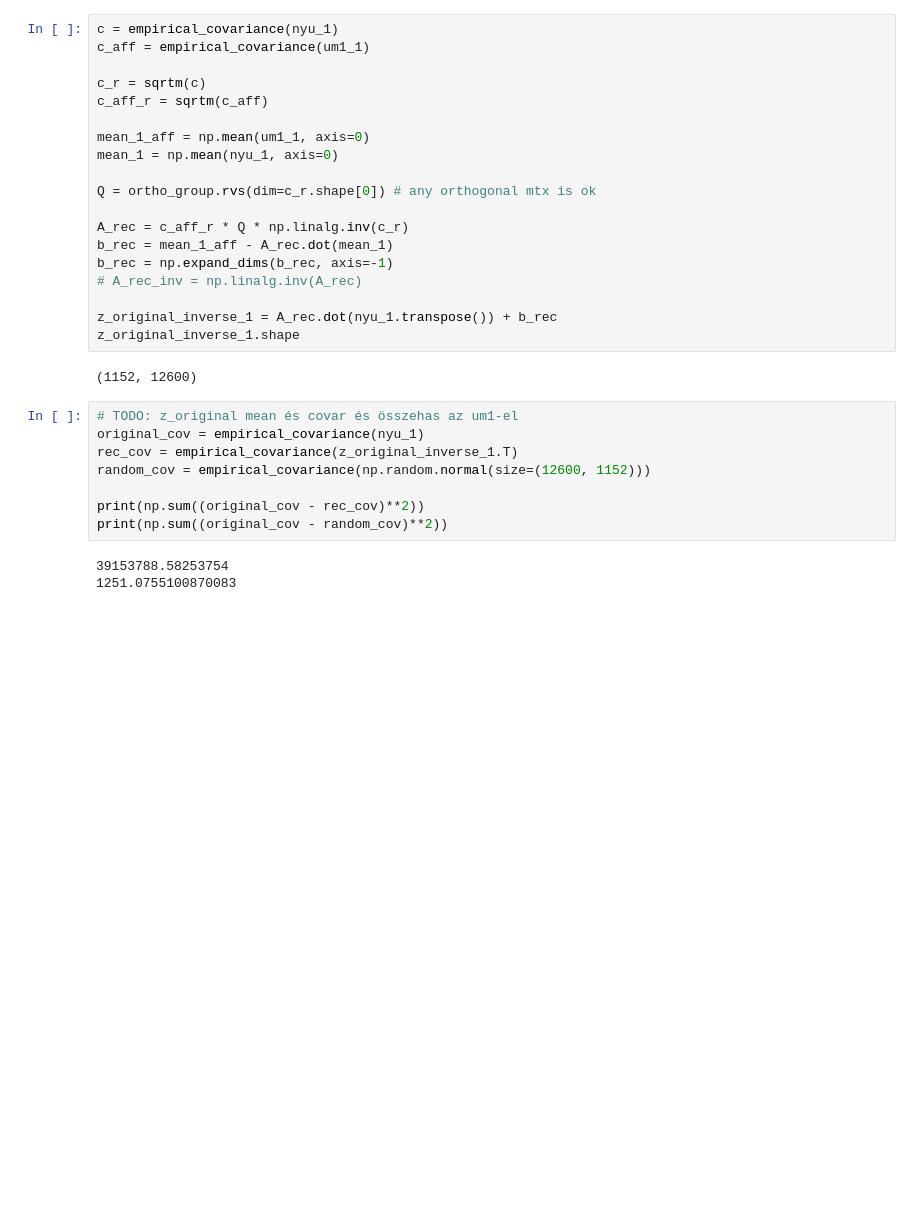
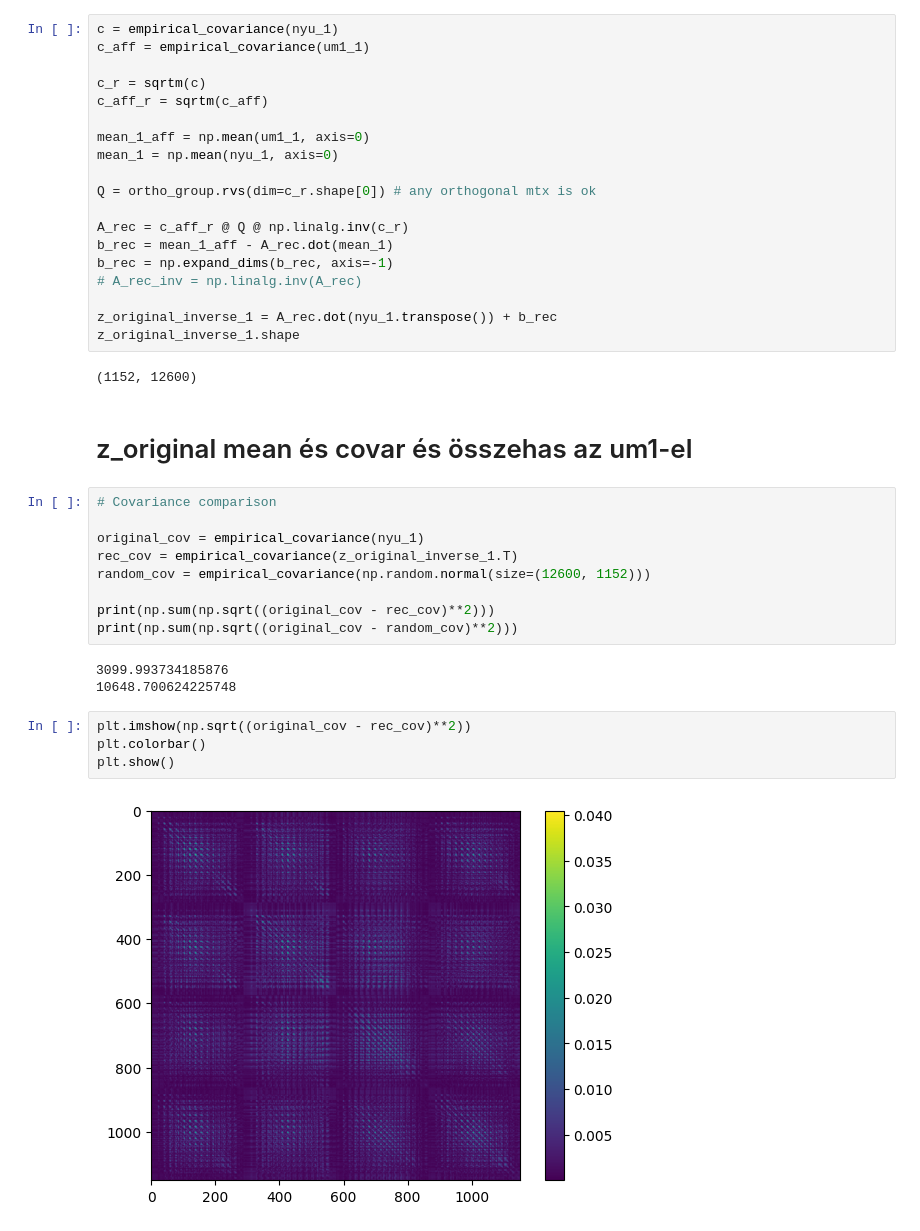
Before and after one commit to balazsmorv/fmri_classifier, a Jupyter notebook: Notebook experiments/Transforms/Affine transform.ipynb, the cells around one changed output. Drawn from its saved outputs; the diff is of its cells as text; blank space fills up the shorter version.

```diff
--- a/Notebook experiments/Transforms/Affine transform.ipynb
+++ b/Notebook experiments/Transforms/Affine transform.ipynb
@@ -74,7 +74,7 @@ mean_1 = np.mean(nyu_1, axis=0)
 
 Q = ortho_group.rvs(dim=c_r.shape[0]) # any orthogonal mtx is ok
 
-A_rec = c_aff_r * Q * np.linalg.inv(c_r)
+A_rec = c_aff_r @ Q @ np.linalg.inv(c_r)
 b_rec = mean_1_aff - A_rec.dot(mean_1)
 b_rec = np.expand_dims(b_rec, axis=-1)
 # A_rec_inv = np.linalg.inv(A_rec)
@@ -83,14 +83,23 @@ z_original_inverse_1 = A_rec.dot(nyu_1.transpose()) + b_rec
 z_original_inverse_1.shape
 # %% [output]
 (1152, 12600)
+# %% [markdown]
+# z_original mean és covar és összehas az um1-el
 # %%
-# TODO: z_original mean és covar és összehas az um1-el
+# Covariance comparison
+
 original_cov = empirical_covariance(nyu_1)
 rec_cov = empirical_covariance(z_original_inverse_1.T)
 random_cov = empirical_covariance(np.random.normal(size=(12600, 1152)))
 
-print(np.sum((original_cov - rec_cov)**2))
-print(np.sum((original_cov - random_cov)**2))
+print(np.sum(np.sqrt((original_cov - rec_cov)**2)))
+print(np.sum(np.sqrt((original_cov - random_cov)**2)))
 # %% [output]
-39153788.58253754
-1251.0755100870083
+3099.993734185876
+10648.700624225748
+# %%
+plt.imshow(np.sqrt((original_cov - rec_cov)**2))
+plt.colorbar()
+plt.show()
+# %% [output]
+[figure, added]
```
Also changed, not shown: parts of 2 cells of this notebook.
